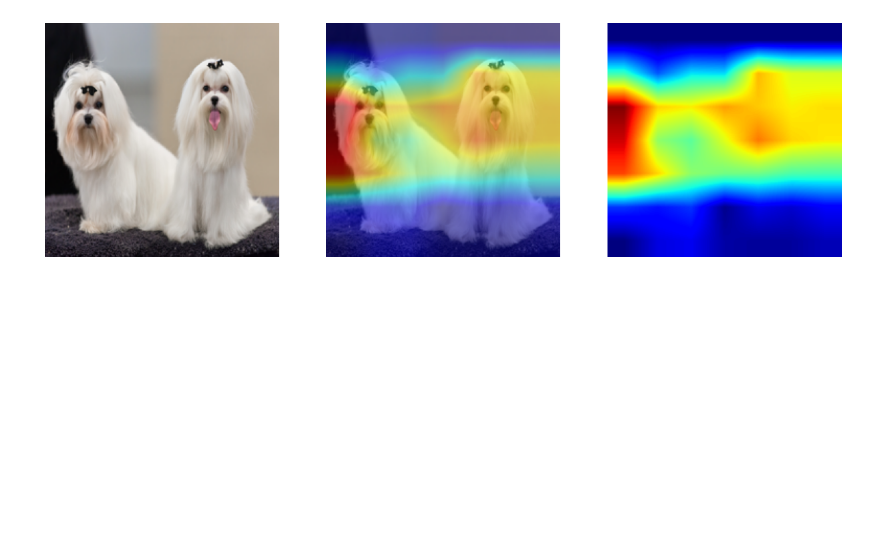
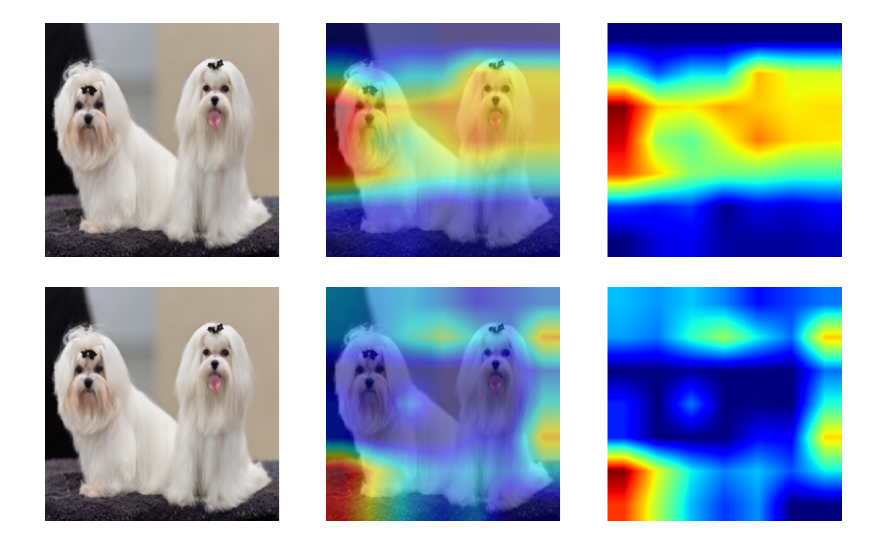
Before and after one commit to jakubpietraszko/grad-cam, a Jupyter notebook: raport/raport-two-same-objects.ipynb, the cells around one changed output. Saved outputs shown, nothing was run; the diff lists cells and outputs as text; code cells hidden in the pictures; blank space fills up the shorter version.

```diff
--- a/raport/raport-two-same-objects.ipynb
+++ b/raport/raport-two-same-objects.ipynb
@@ -70,3 +70,18 @@ cam = FUNCTION(img, MODEL, TARGET, CLASS_ID)
 overlay_plot_torch(img, cam, HEATMAP, 'raport_images/ablationcam_same_class.jpg')
 # %% [output]
 [figure]
+# %%
+MODEL = resnet50(pretrained=True)
+TARGET = MODEL.layer4[-1].conv3
+IN_IMG = 224
+
+FUNCTION = get_xgradcam
+HEATMAP = 0.5
+
+CLASS_ID = 153
+img = get_image_torch('images/malt_dogs.jpg', IN_IMG, IN_IMG)
+
+cam = FUNCTION(img, MODEL, TARGET, CLASS_ID)
+overlay_plot_torch(img, cam, HEATMAP, 'raport_images/xgradcam_same_class.jpg')
+# %% [output]
+[figure, added]
```
Also changed, not shown: parts of 2 cells of this notebook, 44 other files.
